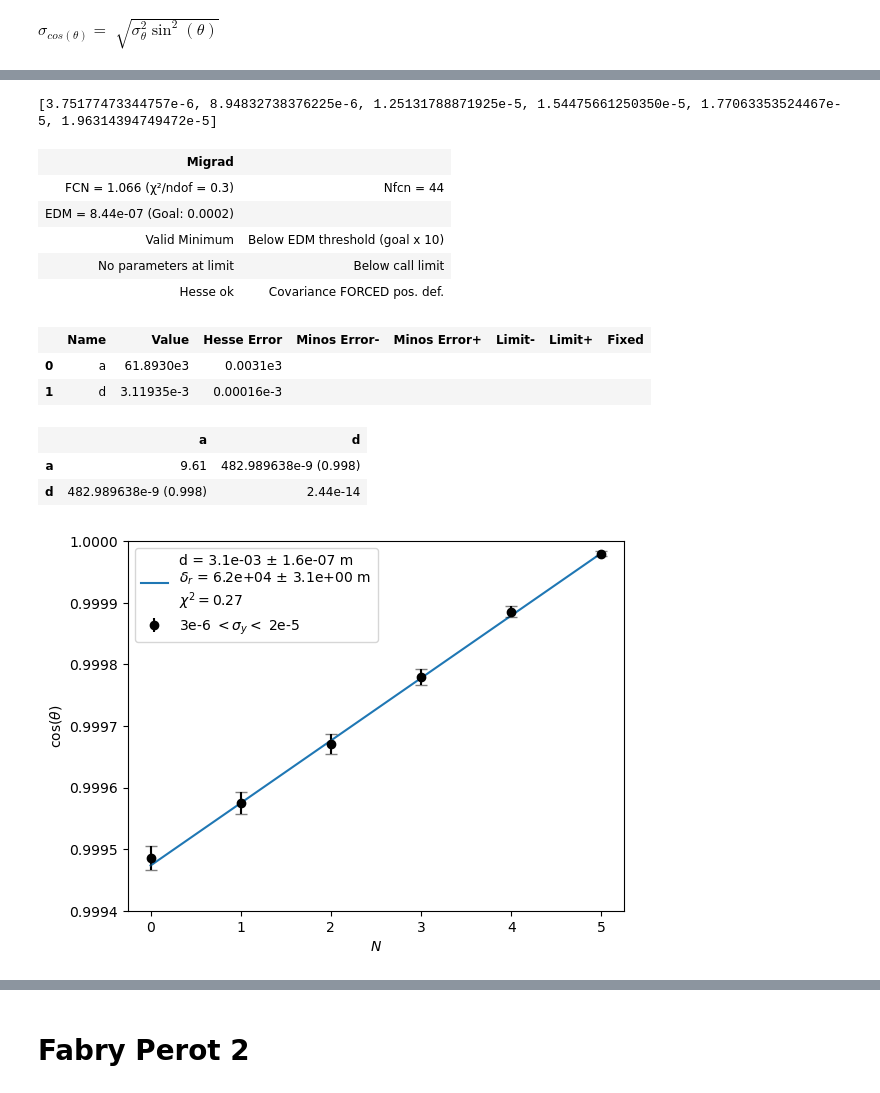
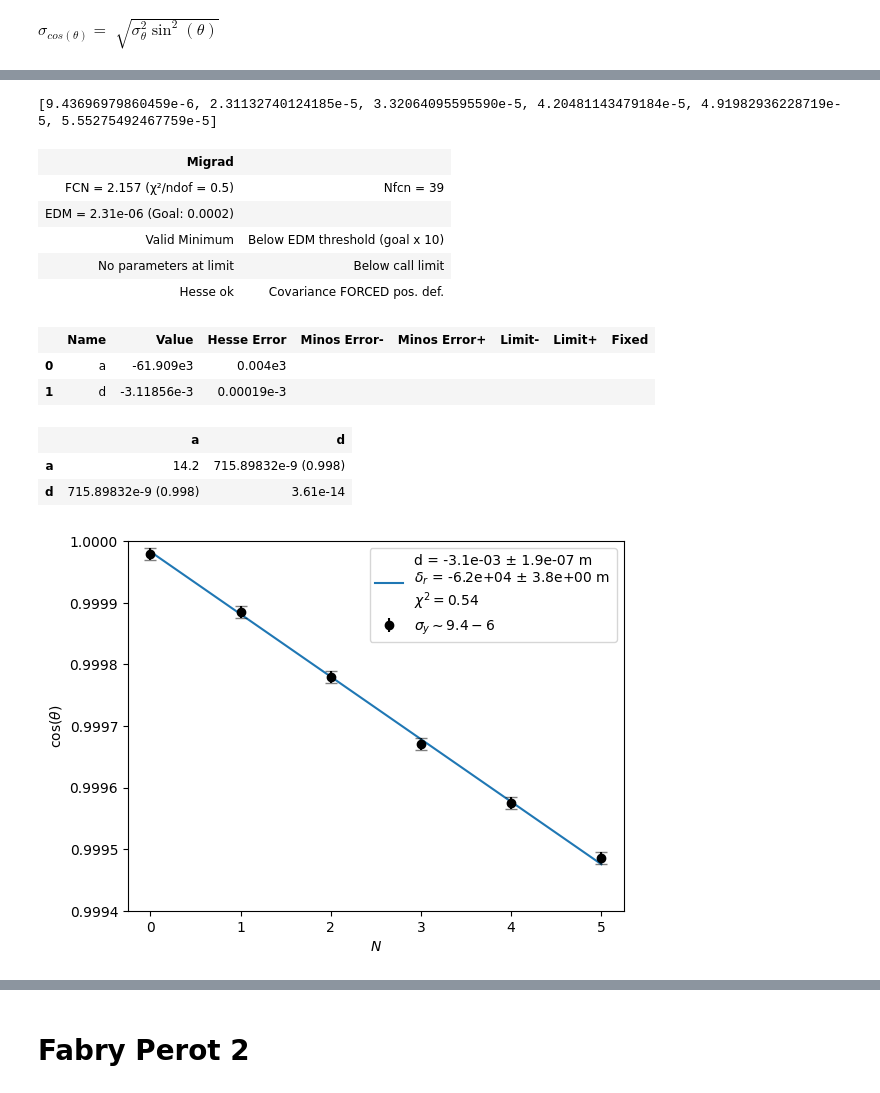
Before and after one commit to Yedi278/Lab2, a Jupyter notebook: Interferometro/Interferometro.ipynb, the cells around one changed output, grey strips where cells are left out. Cells and saved outputs as stored; diff of their text form; code cells hidden in the pictures.

```diff
--- a/Interferometro/Interferometro.ipynb
+++ b/Interferometro/Interferometro.ipynb
@@ -193,6 +183,3 @@ fp1 = df['FP 1']
 angolo = fp1['angolo'].to_numpy()
 N_fp1 = fp1['N cerchio'].to_numpy()
 cs_angolo = np.cos(angolo)
-# %%
-print(N_fp1)
-N_fp1 = [5,4,3,2,1,0]
@@ -317,39 +302,39 @@ for i,j in zip(angolo,err_angoli_fp1):
 # %%
-err_cs_angoli_2 = errore_angoli_2(dist,raggi,errx=1,erry=.1)
+err_cs_angoli_2 = errore_angoli_2(dist,raggi,errx=5,erry=.25)
 print(err_cs_angoli_2)
 # %% [output]
-[3.75177473344757e-6, 8.94832738376225e-6, 1.25131788871925e-5, 1.54475661250350e-5, 1.77063353524467e-5, 1.96314394749472e-5]
+[9.43696979860459e-6, 2.31132740124185e-5, 3.32064095595590e-5, 4.20481143479184e-5, 4.91982936228719e-5, 5.55275492467759e-5]
 # %%
-c = LeastSquares(N_fp1, cs_angolo, err_cs_angoli_2, f1)
-m = Minuit(c, a=61.91e3, d=3.1185e-3)
+c = LeastSquares(N_fp1, cs_angolo, 9.43696979860459e-6, f1)
+m = Minuit(c, a=-61.91e3, d=-3.1185e-3)
 m.migrad()
 m.hesse()
 # %% [output]
 | Migrad |  |
-| FCN = 1.066 (χ²/ndof = 0.3) | Nfcn = 44 |
-| EDM = 8.44e-07 (Goal: 0.0002) |  |
+| FCN = 2.157 (χ²/ndof = 0.5) | Nfcn = 39 |
+| EDM = 2.31e-06 (Goal: 0.0002) |  |
 | Valid Minimum | Below EDM threshold (goal x 10) |
 | No parameters at limit | Below call limit |
 | Hesse ok | Covariance FORCED pos. def. |
 |  | Name | Value | Hesse Error | Minos Error- | Minos Error+ | Limit- | Limit+ | Fixed |
-| 0 | a | 61.8930e3 | 0.0031e3 |  |  |  |  |  |
-| 1 | d | 3.11935e-3 | 0.00016e-3 |  |  |  |  |  |
+| 0 | a | -61.909e3 | 0.004e3 |  |  |  |  |  |
+| 1 | d | -3.11856e-3 | 0.00019e-3 |  |  |  |  |  |
 |  | a | d |
-| a | 9.61 | 482.989638e-9 (0.998) |
-| d | 482.989638e-9 (0.998) | 2.44e-14 |
+| a | 14.2 | 715.89832e-9 (0.998) |
+| d | 715.89832e-9 (0.998) | 3.61e-14 |
 # %%
-label = [ f"d = {sn(m.values['d'],1)} ± {sn(m.errors['d'],1)} m \n$\delta_r$ = {sn(m.values['a'],1)} ± {sn(m.errors['a'],1)} m \n$\chi^2 = {round(m.fval/m.ndof,2)}$", "3e-6 $ < \sigma_y < $ 2e-5"]
+label = [ f"d = {sn(m.values['d'],1)} ± {sn(m.errors['d'],1)} m \n$\delta_r$ = {sn(m.values['a'],1)} ± {sn(m.errors['a'],1)} m \n$\chi^2 = {round(m.fval/m.ndof,2)}$", "$\sigma_y \sim 9.4-6$"]
 
 m.visualize()
 plt.ylim(0.9994,1.0)
-plt.errorbar(N_fp1, cs_angolo, err_cs_angoli_2, linestyle='None',fmt='.k',capsize=4, alpha=0.5)
+plt.errorbar(N_fp1, cs_angolo, 9.43696979860459e-6, linestyle='None',fmt='.k',capsize=4, alpha=0.5)
 plt.xlabel('$ N$')
 plt.ylabel(r'cos($\theta$)')
 plt.legend(label)
 plt.ticklabel_format(axis='both', style='sci', scilimits=(0,0))
 plt.savefig('fp1_data.pdf',bbox_inches='tight')
 # %% [output]
-[figure, old version]
+[figure, new version]
 # %%
 draw_p_value(m.fval,m.ndof,x_limit=20)
 plt.savefig('fp1_pvalue.pdf')
```
Also changed, not shown: parts of 46 cells of this notebook, 4 other files.
